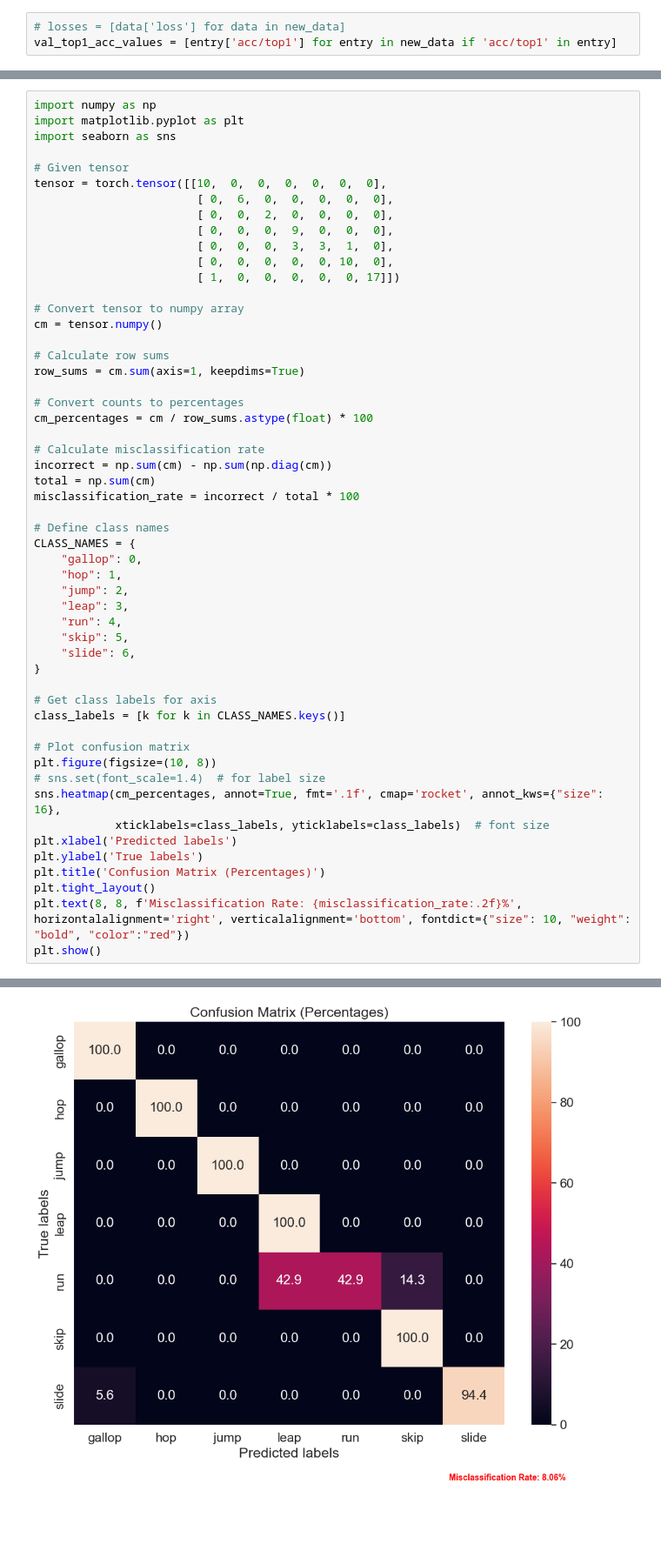
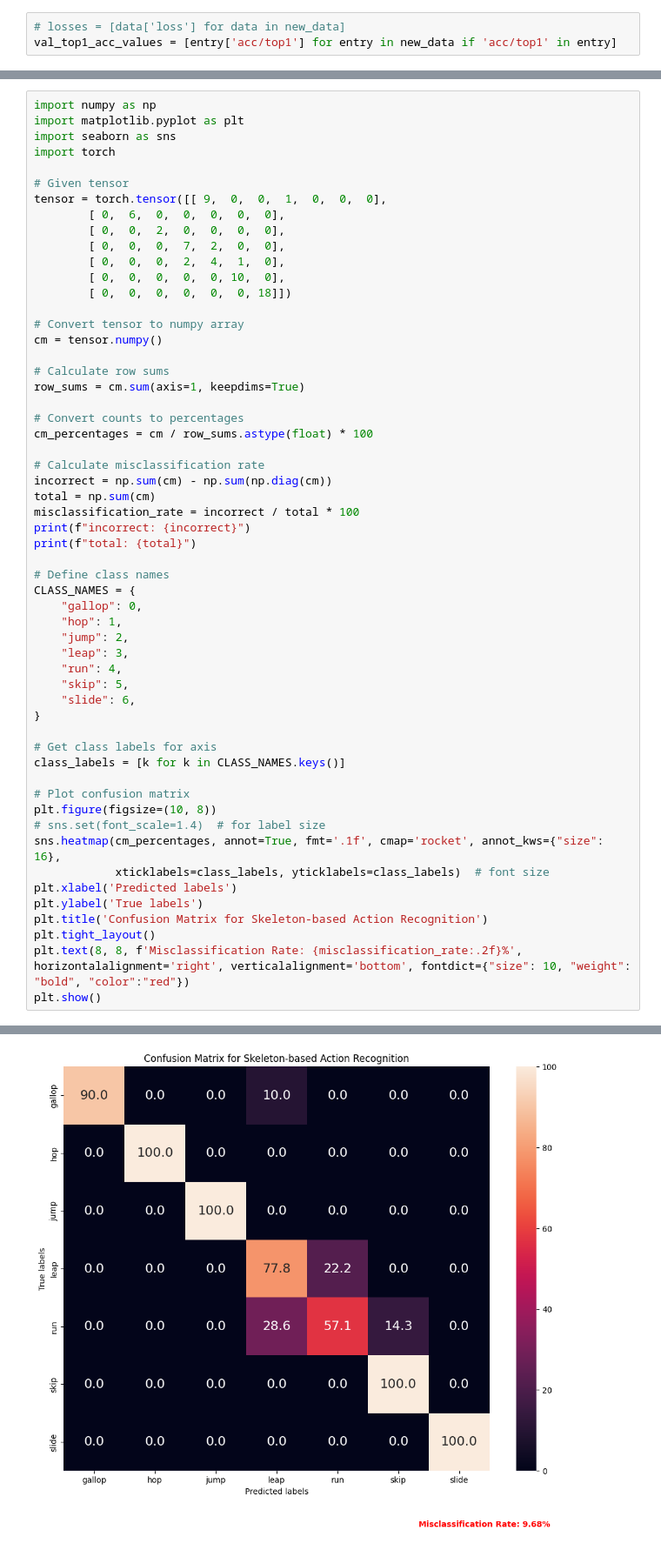
Before and after one commit to christianadr/gm-activity-recognition, a Jupyter notebook: notebooks/training/training_posec3d.ipynb, the cells around one changed output, grey strips where cells are left out. Shown at 87% size. Cells and saved outputs as stored; diff of their text form; blank space fills up the shorter version.

```diff
--- a/notebooks/training/training_posec3d.ipynb
+++ b/notebooks/training/training_posec3d.ipynb
@@ -237,15 +245,16 @@ TypeError: Unsupported format: /results/posec3d/visualizations
 import numpy as np
 import matplotlib.pyplot as plt
 import seaborn as sns
+import torch
 
 # Given tensor
-tensor = torch.tensor([[10,  0,  0,  0,  0,  0,  0],
-                        [ 0,  6,  0,  0,  0,  0,  0],
-                        [ 0,  0,  2,  0,  0,  0,  0],
-                        [ 0,  0,  0,  9,  0,  0,  0],
-                        [ 0,  0,  0,  3,  3,  1,  0],
-                        [ 0,  0,  0,  0,  0, 10,  0],
-                        [ 1,  0,  0,  0,  0,  0, 17]])
+tensor = torch.tensor([[ 9,  0,  0,  1,  0,  0,  0],
+        [ 0,  6,  0,  0,  0,  0,  0],
+        [ 0,  0,  2,  0,  0,  0,  0],
+        [ 0,  0,  0,  7,  2,  0,  0],
+        [ 0,  0,  0,  2,  4,  1,  0],
+        [ 0,  0,  0,  0,  0, 10,  0],
+        [ 0,  0,  0,  0,  0,  0, 18]])
 
 # Convert tensor to numpy array
 cm = tensor.numpy()
@@ -260,6 +269,8 @@ cm_percentages = cm / row_sums.astype(float) * 100
 incorrect = np.sum(cm) - np.sum(np.diag(cm))
 total = np.sum(cm)
 misclassification_rate = incorrect / total * 100
+print(f"incorrect: {incorrect}")
+print(f"total: {total}")
 
 # Define class names
 CLASS_NAMES = {
@@ -282,7 +293,7 @@ sns.heatmap(cm_percentages, annot=True, fmt='.1f', cmap='rocket', annot_kws={"si
             xticklabels=class_labels, yticklabels=class_labels)  # font size
 plt.xlabel('Predicted labels')
 plt.ylabel('True labels')
-plt.title('Confusion Matrix (Percentages)')
+plt.title('Confusion Matrix for Skeleton-based Action Recognition')
 plt.tight_layout()
 plt.text(8, 8, f'Misclassification Rate: {misclassification_rate:.2f}%', horizontalalignment='right', verticalalignment='bottom', fontdict={"size": 10, "weight": "bold", "color":"red"})
 plt.show()
@@ -290,4 +303,4 @@ plt.show()
-[figure, old version]
+[figure, new version]
 # %%
 import argparse
 
```
Also changed, not shown: parts of 12 cells of this notebook, 13 other files.
